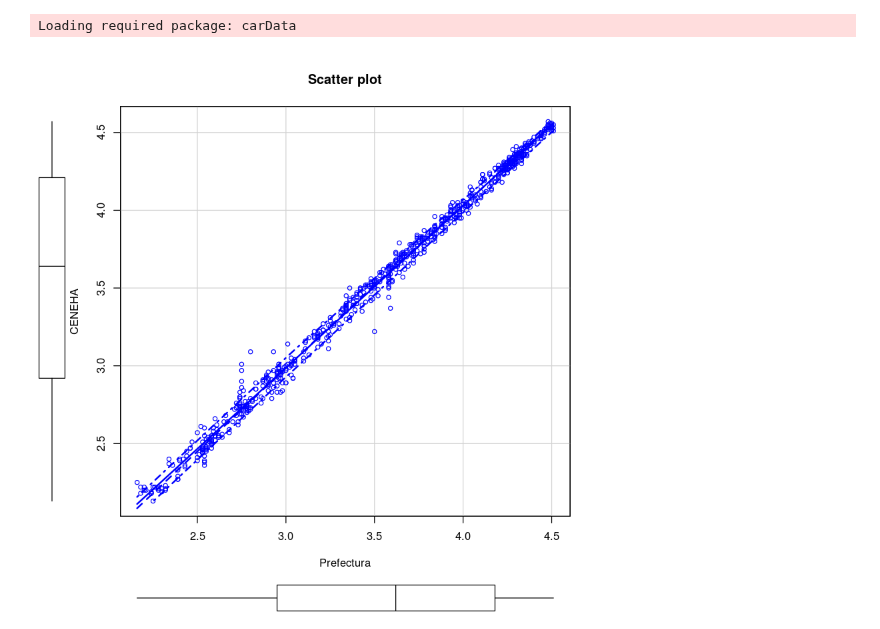
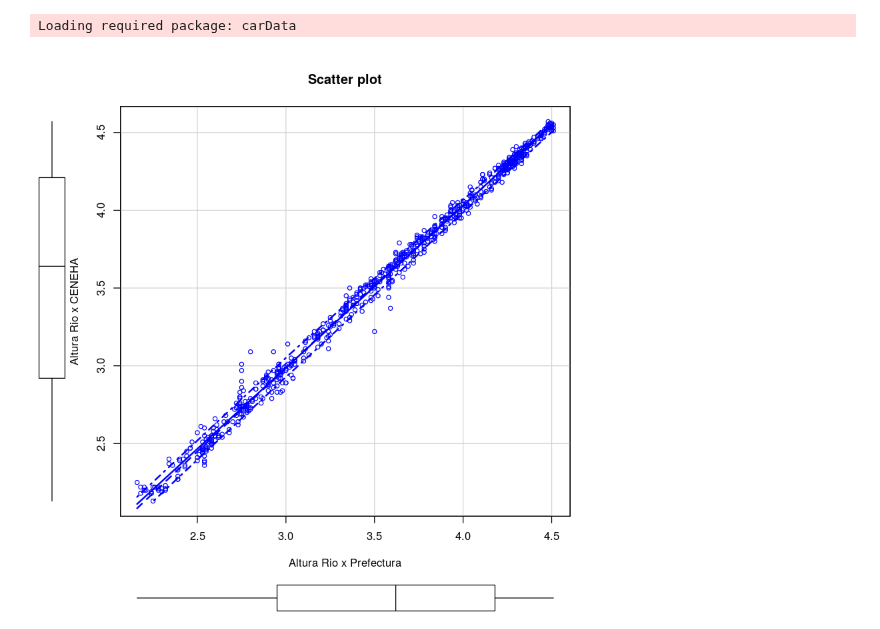
Before and after one commit to emilopez/intro-R, a Jupyter notebook: tp-final/Analisis.ipynb, the cells around one changed output. Cells and saved outputs as stored; diff of their text form; code cells hidden in the pictures.

```diff
--- a/tp-final/Analisis.ipynb
+++ b/tp-final/Analisis.ipynb
@@ -82,6 +82,6 @@ library(car)
 # %% [output]
 Loading required package: carData
 # %%
-scatterplot(AlturaCeneha ~ AlturaPrefectura, data=datos, xlab="Prefectura", ylab="CENEHA", main="Scatter plot")
+scatterplot(AlturaCeneha ~ AlturaPrefectura, data=datos, xlab="Altura Rio x Prefectura", ylab="Altura Rio x CENEHA", main="Scatter plot")
 # %% [output]
-[figure, old version]
+[figure, new version]
```
Also changed, not shown: parts of 4 cells of this notebook.
